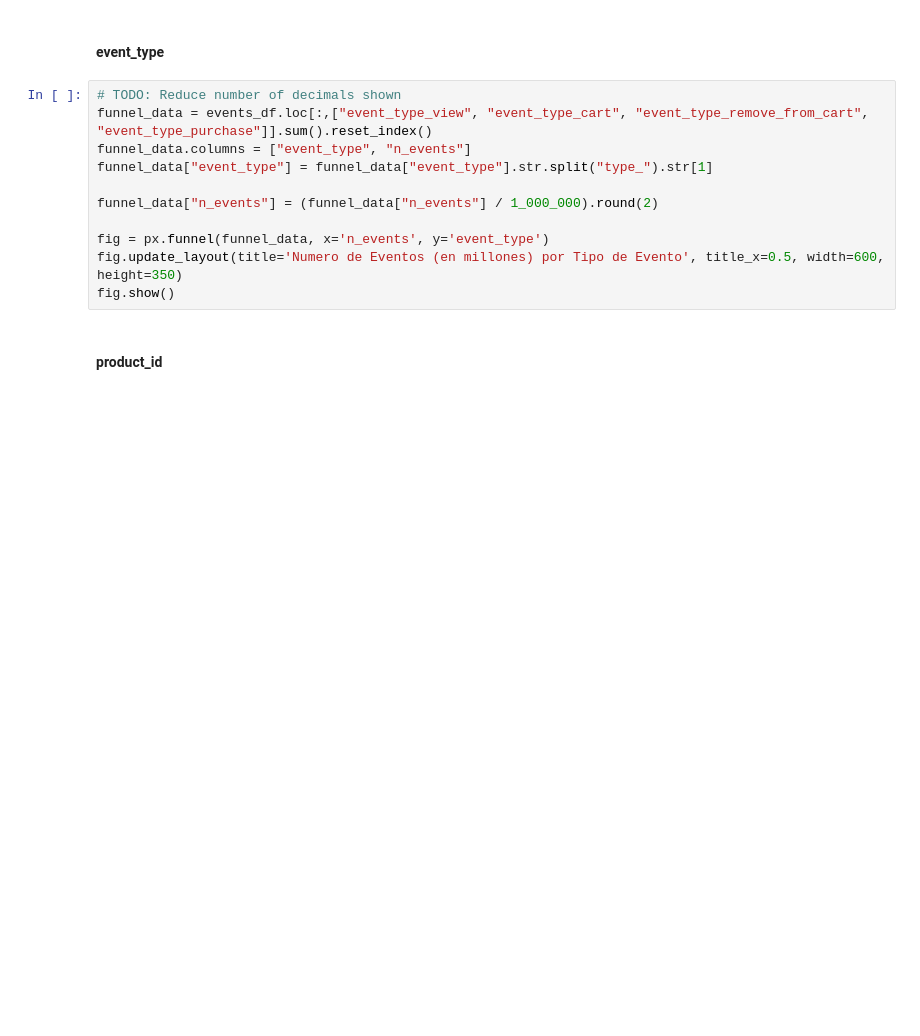
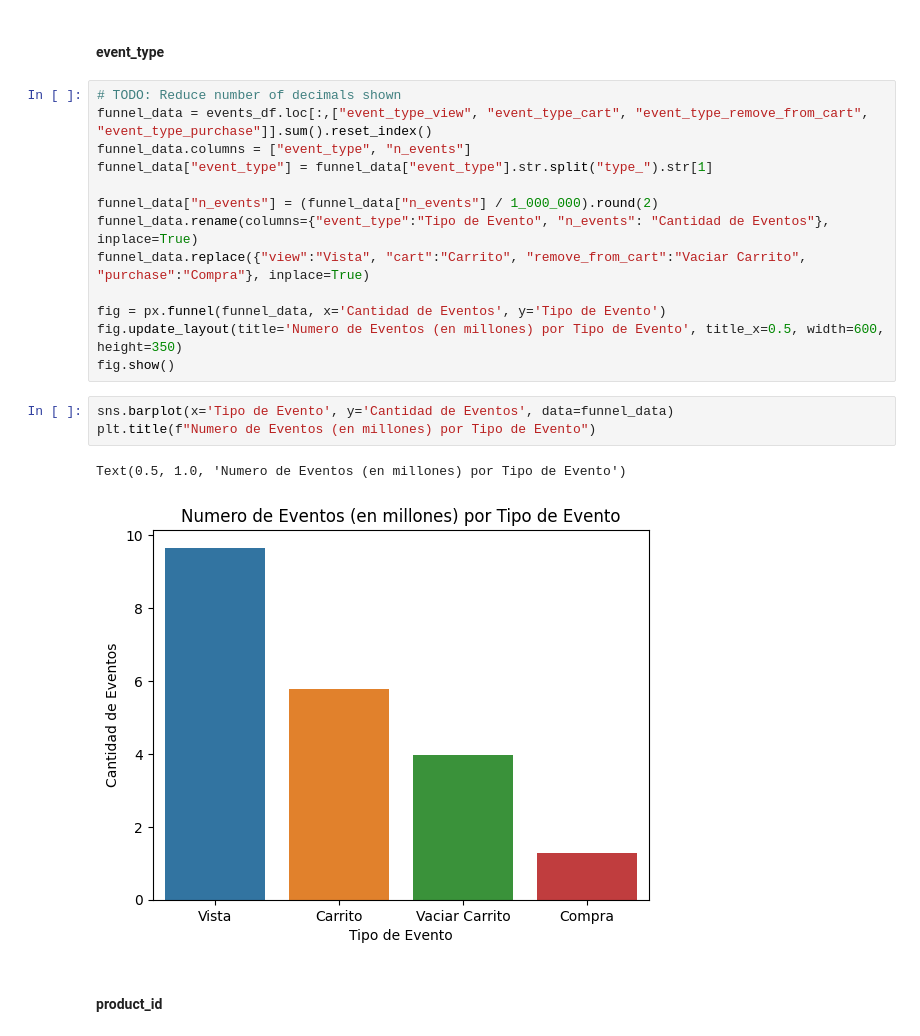
Before and after one commit to Bati-bot/Design-of-experiments-DOE, a Jupyter notebook: EDA.ipynb, the cells around one changed output. Cells and saved outputs as stored; diff of their text form; blank space fills up the shorter version.

```diff
--- a/EDA.ipynb
+++ b/EDA.ipynb
@@ -103,10 +106,18 @@ funnel_data.columns = ["event_type", "n_events"]
 funnel_data["event_type"] = funnel_data["event_type"].str.split("type_").str[1]
 
 funnel_data["n_events"] = (funnel_data["n_events"] / 1_000_000).round(2)
+funnel_data.rename(columns={"event_type":"Tipo de Evento", "n_events": "Cantidad de Eventos"}, inplace=True)
+funnel_data.replace({"view":"Vista", "cart":"Carrito", "remove_from_cart":"Vaciar Carrito", "purchase":"Compra"}, inplace=True)
 
-fig = px.funnel(funnel_data, x='n_events', y='event_type')
+fig = px.funnel(funnel_data, x='Cantidad de Eventos', y='Tipo de Evento')
 fig.update_layout(title='Numero de Eventos (en millones) por Tipo de Evento', title_x=0.5, width=600, height=350)
 fig.show()
+# %%
+sns.barplot(x='Tipo de Evento', y='Cantidad de Eventos', data=funnel_data)
+plt.title(f"Numero de Eventos (en millones) por Tipo de Evento")
+# %% [output]
+Text(0.5, 1.0, 'Numero de Eventos (en millones) por Tipo de Evento')
+[figure, added]
 # %% [markdown]
 #### product_id
 # %%
```
Also changed, not shown: parts of 3 cells of this notebook, 1 other file.
